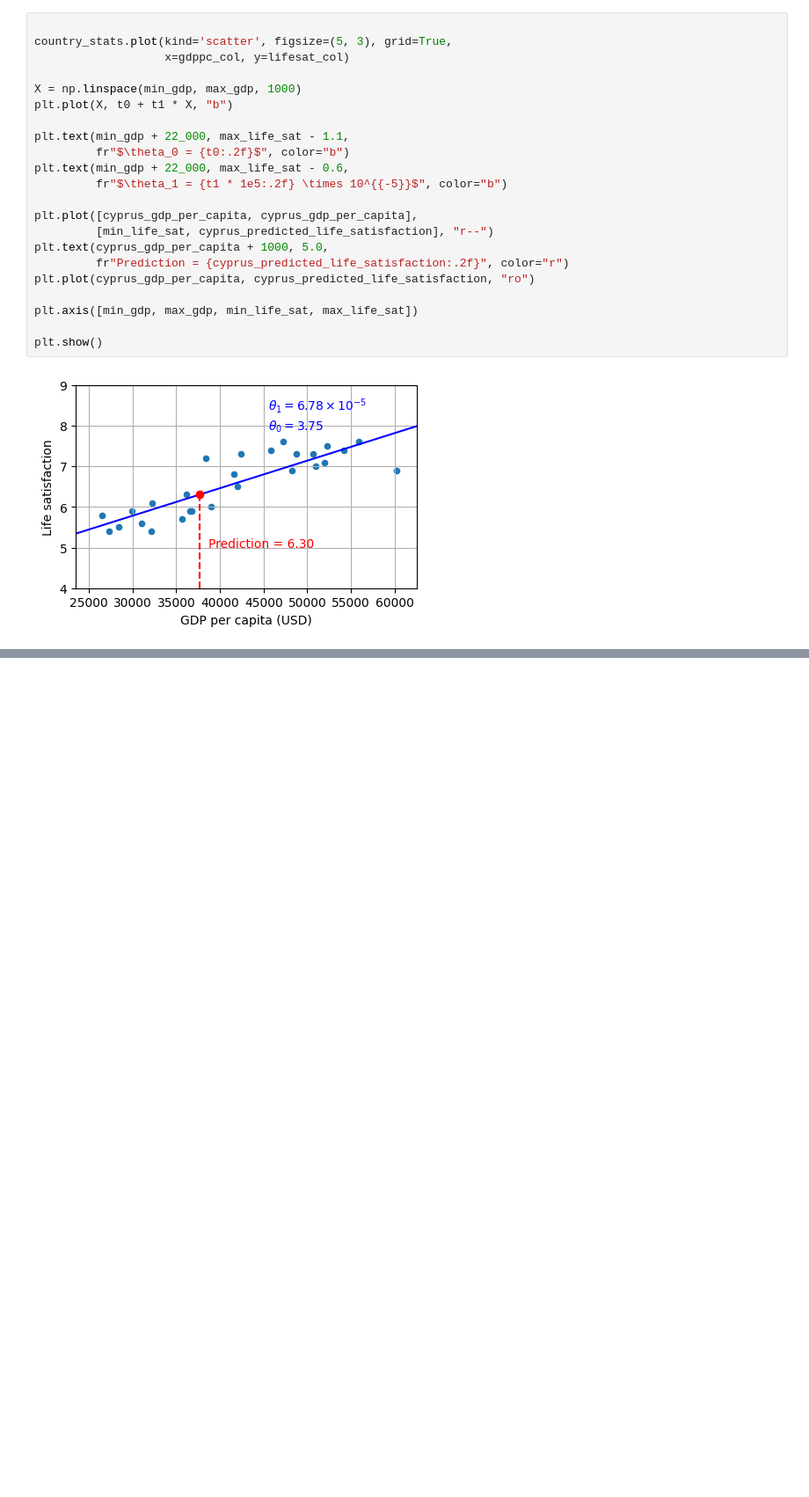
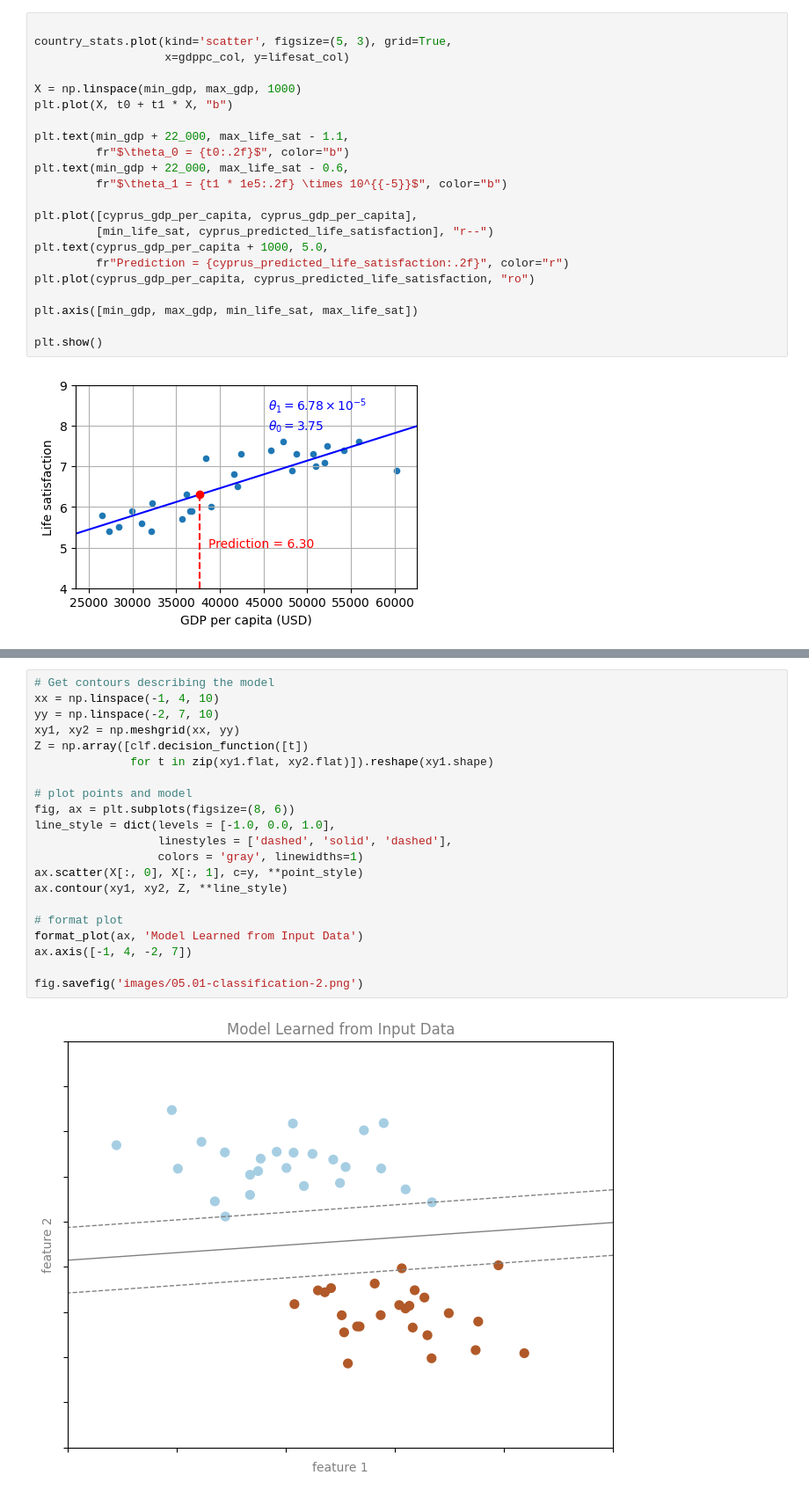
Before and after one commit to jagadeshchilla/Maths-for-ai-ml, a Jupyter notebook: MachineLearning/MachineLearning/1-Introduction/intro.ipynb, the cells around one changed output, grey strips where cells are left out. Shown: that part at 88% size. Saved outputs shown, nothing was run; the diff lists cells and outputs as text; blank space fills up the shorter version.

```diff
--- a/MachineLearning/MachineLearning/1-Introduction/intro.ipynb
+++ b/MachineLearning/MachineLearning/1-Introduction/intro.ipynb
@@ -442,0 +497,23 @@ plt.show()
+# %%
+# Get contours describing the model
+xx = np.linspace(-1, 4, 10)
+yy = np.linspace(-2, 7, 10)
+xy1, xy2 = np.meshgrid(xx, yy)
+Z = np.array([clf.decision_function([t])
+              for t in zip(xy1.flat, xy2.flat)]).reshape(xy1.shape)
+
+# plot points and model
+fig, ax = plt.subplots(figsize=(8, 6))
+line_style = dict(levels = [-1.0, 0.0, 1.0],
+                  linestyles = ['dashed', 'solid', 'dashed'],
+                  colors = 'gray', linewidths=1)
+ax.scatter(X[:, 0], X[:, 1], c=y, **point_style)
+ax.contour(xy1, xy2, Z, **line_style)
+
+# format plot
+format_plot(ax, 'Model Learned from Input Data')
+ax.axis([-1, 4, -2, 7])
+
+fig.savefig('images/05.01-classification-2.png')
+# %% [output]
+[figure, added]
```
Also changed, not shown: parts of 56 cells of this notebook, 21 other files.
